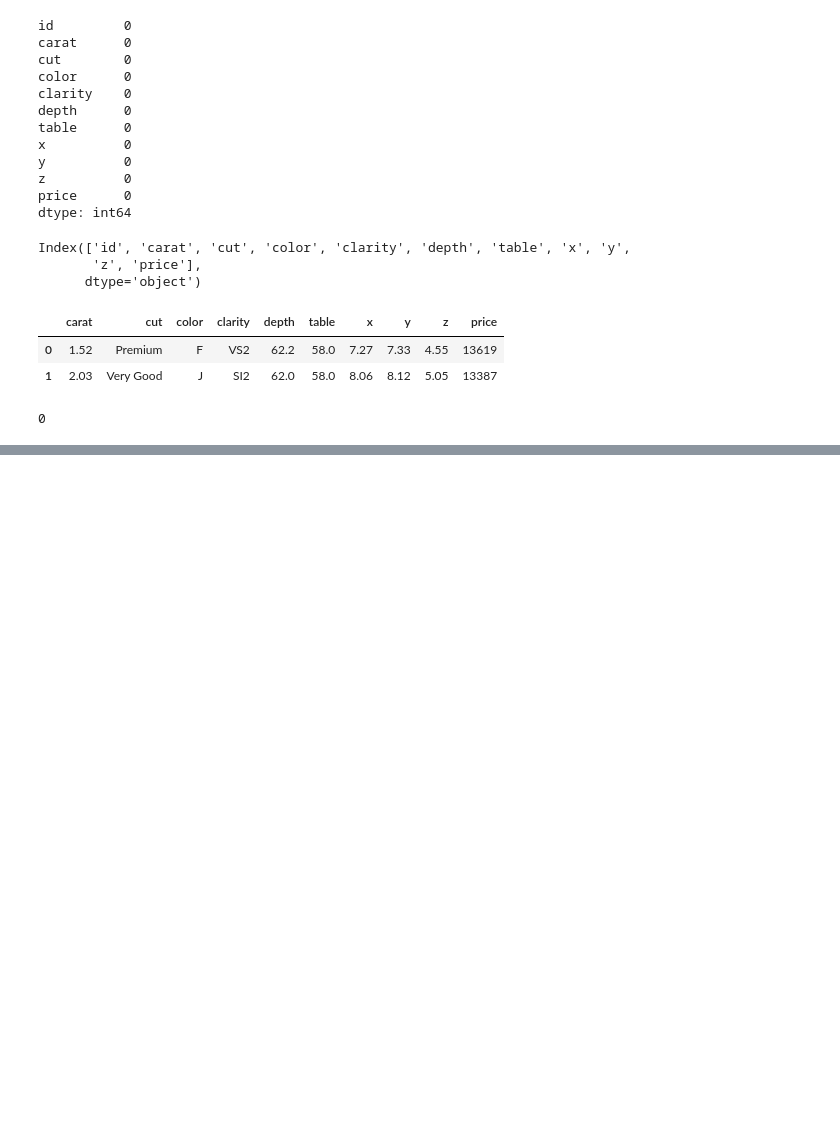
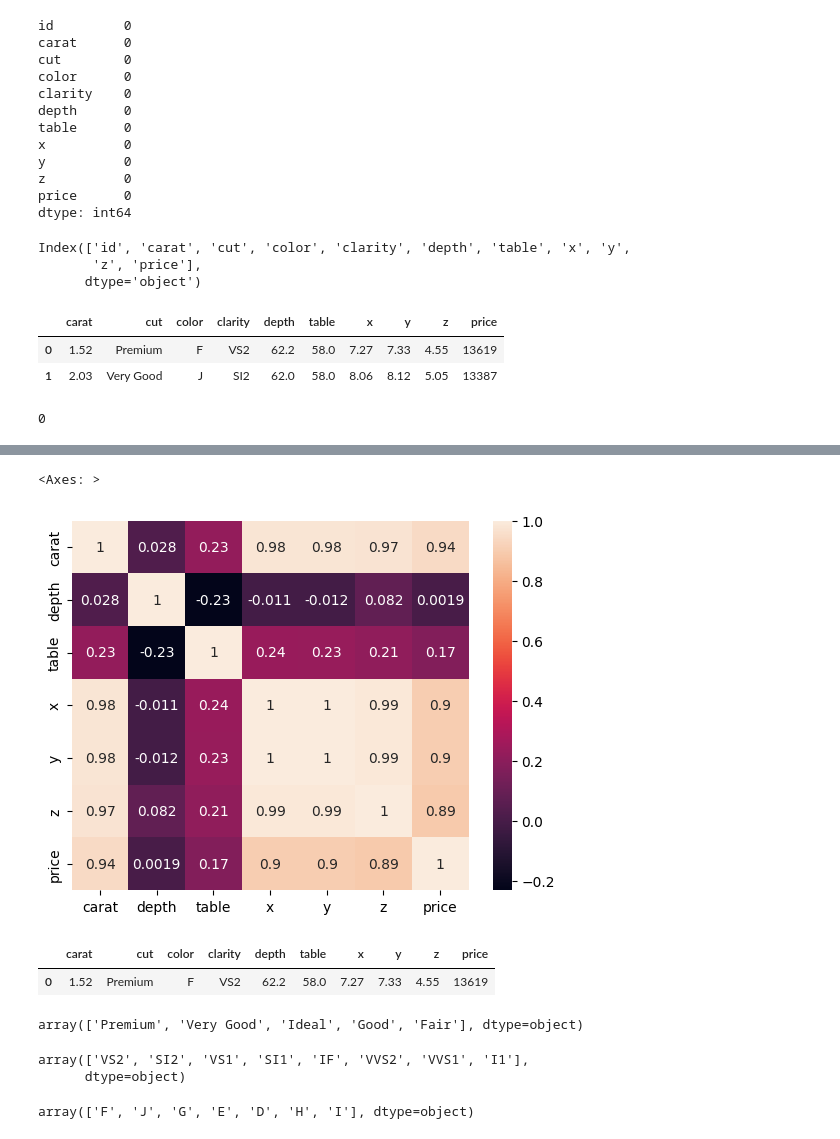
Before and after one commit to shivpypy/machinelearningproject, a Jupyter notebook: notebook/EDA.ipynb, the cells around one changed output, grey strips where cells are left out. Cells and saved outputs as stored; diff of their text form; code cells hidden in the pictures; blank space fills up the shorter version.

```diff
--- a/notebook/EDA.ipynb
+++ b/notebook/EDA.ipynb
@@ -79,0 +169,2 @@ data.duplicated().sum()
+# %%
+data_num=data[numeric_column]
@@ -79,0 +189,10 @@ data.duplicated().sum()
+# %%
+sns.heatmap(data_num.corr(),annot=True)
+# %% [output]
+<Axes: >
+[figure, added]
+# %%
+data.head(1)
+# %% [output]
+|  | carat | cut | color | clarity | depth | table | x | y | z | price |
+| 0 | 1.52 | Premium | F | VS2 | 62.2 | 58.0 | 7.27 | 7.33 | 4.55 | 13619 |
@@ -79,0 +201,4 @@ data.duplicated().sum()
+# %%
+data_cat["cut"].unique()
+# %% [output]
+array(['Premium', 'Very Good', 'Ideal', 'Good', 'Fair'], dtype=object)
@@ -79,0 +207,5 @@ data.duplicated().sum()
+# %%
+data_cat["clarity"].unique()
+# %% [output]
+array(['VS2', 'SI2', 'VS1', 'SI1', 'IF', 'VVS2', 'VVS1', 'I1'],
+      dtype=object)
@@ -79,0 +214,4 @@ data.duplicated().sum()
+# %%
+data_cat["color"].unique()
+# %% [output]
+array(['F', 'J', 'G', 'E', 'D', 'H', 'I'], dtype=object)
```
Also changed, not shown: parts of 20 cells of this notebook, 1 other file.
